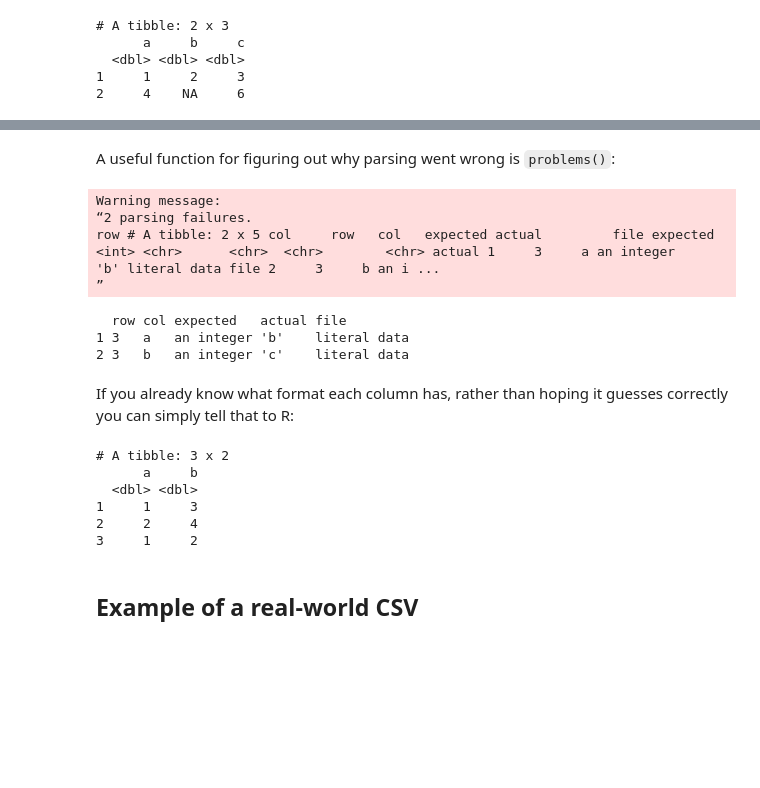
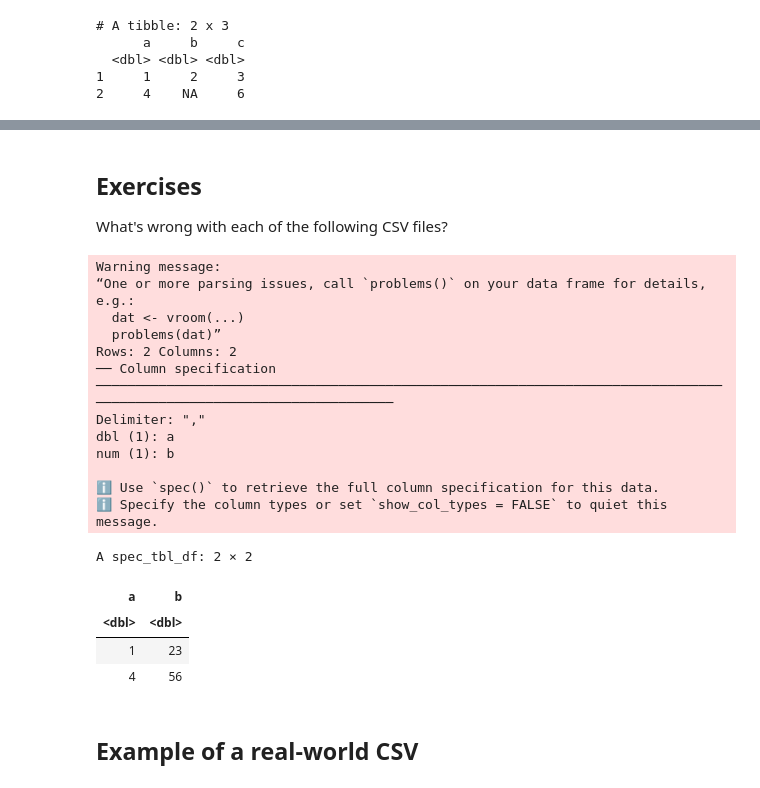
Before and after one commit to stats306/w23, a Jupyter notebook: lectures/week7/lecture10.ipynb, the cells around one changed output, grey strips where cells are left out. Drawn from its saved outputs; the diff is of its cells as text; code cells hidden in the pictures; blank space fills up the shorter version.

```diff
--- a/lectures/week7/lecture10.ipynb
+++ b/lectures/week7/lecture10.ipynb
@@ -371,40 +271,25 @@ attr(,"problems")
-# %% [markdown]
-A useful function for figuring out why parsing went wrong is `problems()`:
-# %%
-tbl = read_csv(
-"a, b
-1, 3
-2, 4
-'b', 'c'
-", guess_max=2
-)
-problems(tbl)
-# %% [output]
-Warning message:
-“2 parsing failures.
-row # A tibble: 2 x 5 col     row   col   expected actual         file expected   <int> <chr>      <chr>  <chr>        <chr> actual 1     3     a an integer    'b' literal data file 2     3     b an i ...
-”
-  row col expected   actual file
-1 3   a   an integer 'b'    literal data
-2 3   b   an integer 'c'    literal data
-# %% [markdown]
-If you already know what format each column has, rather than hoping it guesses correctly you can simply tell that to R:
-# %%
-read_csv(
-"a, b
-1, 3
-2, 4
-1, 2
-",
-#    col_types=list(
-#        a = col_character(),
-#        b = col_character()
-#    )
-) %>% print
-# %% [output]
-# A tibble: 3 x 2
-      a     b
-  <dbl> <dbl>
-1     1     3
-2     2     4
-3     1     2
+# %% [markdown]
+## Exercises
+
+What's wrong with each of the following CSV files?
+# %%
+csv <- "a,b\n1,2,3\n4,5,6"
+read_csv(csv)
+# %% [output]
+Warning message:
+“One or more parsing issues, call `problems()` on your data frame for details, e.g.:
+  dat <- vroom(...)
+  problems(dat)”
+Rows: 2 Columns: 2
+── Column specification ──────────────────────────────────────────────────────────────────────────────────────────────────────────────────────
+Delimiter: ","
+dbl (1): a
+num (1): b
+
+ℹ Use `spec()` to retrieve the full column specification for this data.
+ℹ Specify the column types or set `show_col_types = FALSE` to quiet this message.
+A spec_tbl_df: 2 × 2
+| a | b |
+| <dbl> | <dbl> |
+| 1 | 23 |
+| 4 | 56 |
```
Also changed, not shown: parts of 15 cells of this notebook.
